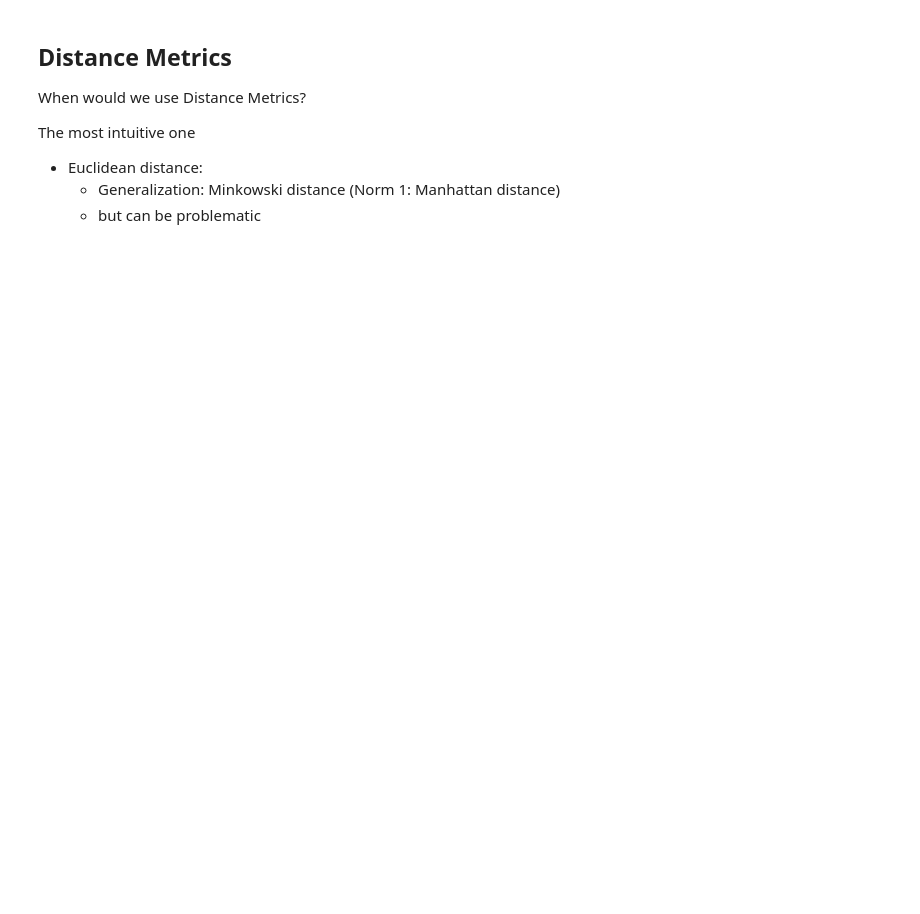
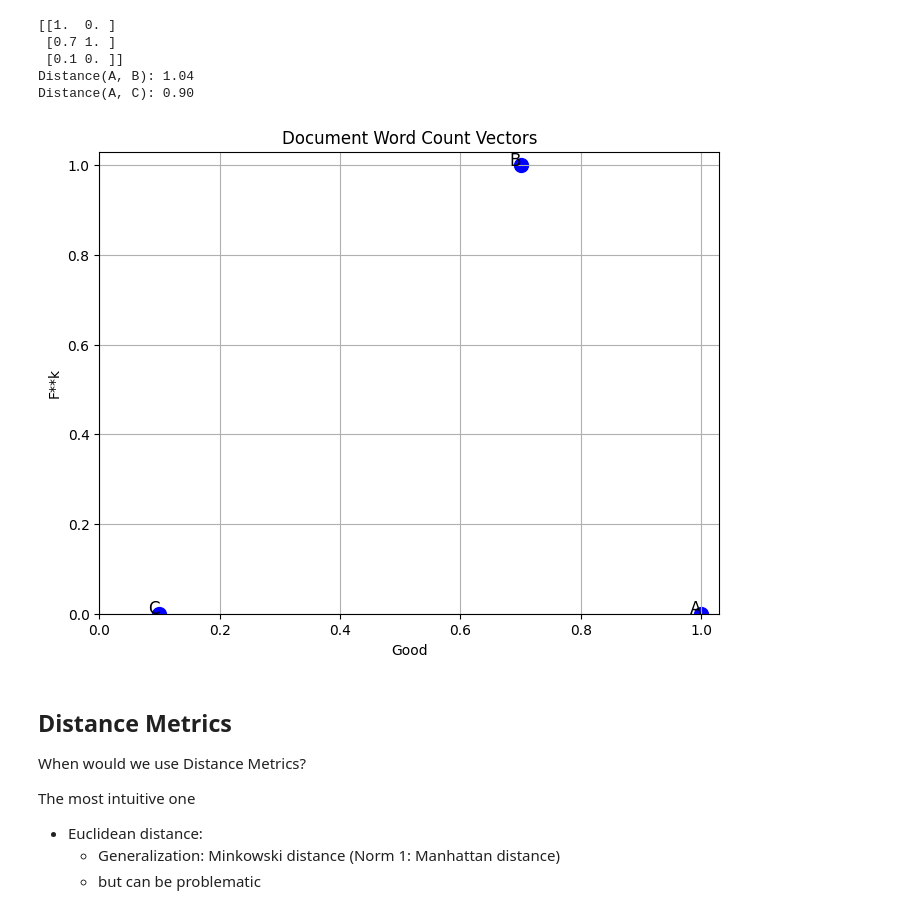
Before and after one commit to xinzhel/machine-learning-tutorials, a Jupyter notebook: 003-clustering-kmeans.ipynb, the cells around one changed output. Saved outputs shown, nothing was run; the diff lists cells and outputs as text; code cells hidden in the pictures; blank space fills up the shorter version.

```diff
--- a/003-clustering-kmeans.ipynb
+++ b/003-clustering-kmeans.ipynb
@@ -15,3 +79,23 @@ warnings.filterwarnings('ignore')
+# %%
+# let's scale each feature (column) to 0 and 1
+documents = documents / documents.max(axis=0)
+print(documents)
+
+plot_documents_by_words(documents, max_value=1.03)
+# Compute Euclidean distances
+dist_AB = np.linalg.norm(documents[0] - documents[1])
+dist_AC = np.linalg.norm(documents[0] - documents[2])
+
+# Print the results
+print(f"Distance(A, B): {dist_AB:.2f}")
+print(f"Distance(A, C): {dist_AC:.2f}")
+# %% [output]
+[[1.  0. ]
+ [0.7 1. ]
+ [0.1 0. ]]
+Distance(A, B): 1.04
+Distance(A, C): 0.90
+[figure, added]
 # %% [markdown]
 ## Distance Metrics
 
```
Also changed, not shown: parts of 14 cells of this notebook, 4 other files.
